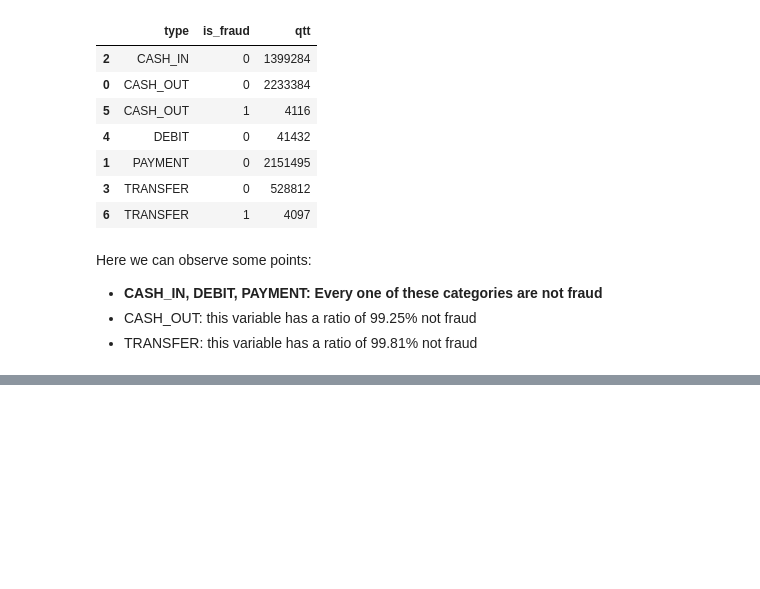
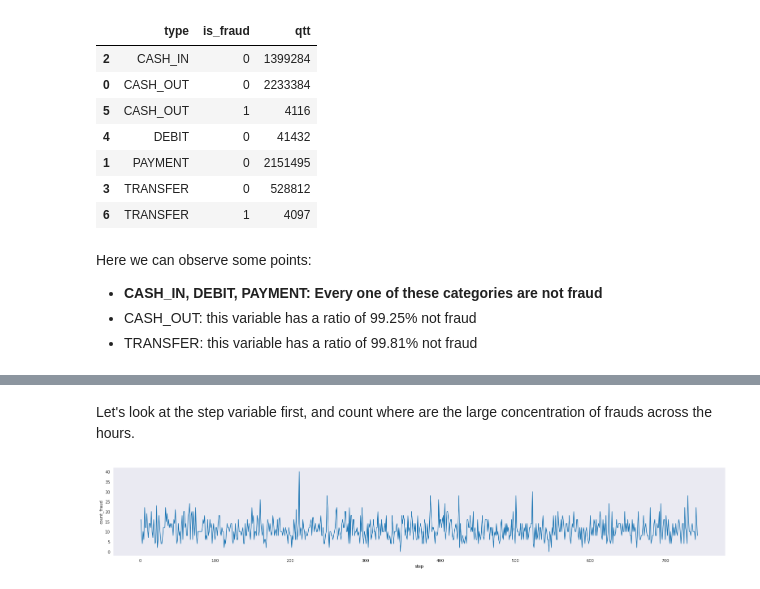
Before and after one commit to LucianoBatista/fraud-detection-classifier, a Jupyter notebook: analysis/initial-eda.ipynb, the cells around one changed output, grey strips where cells are left out. Saved outputs shown, nothing was run; the diff lists cells and outputs as text; code cells hidden in the pictures; blank space fills up the shorter version.

Commit message:
:sparkles: first eda complete.

```diff
--- a/analysis/initial-eda.ipynb
+++ b/analysis/initial-eda.ipynb
@@ -122,0 +169,12 @@ Here we can observe some points:
+# %% [markdown]
+Let's look at the step variable first, and count where are the large concentration of frauds across the hours.
+# %%
+fraud_on_hours_df = fraud_numerical_df.groupby(["step"])["is_fraud"].agg(count_fraud = sum).reset_index()
+
+# plot
+fig_dims = (27, 4)
+fig, ax = plt.subplots(figsize=fig_dims)
+_ = sns.lineplot(x="step", y="count_fraud", data=fraud_on_hours_df, ax=ax)
+plt.show()
+# %% [output]
+[figure, added]
```
Also changed, not shown: parts of 34 cells of this notebook, 1 other file.
